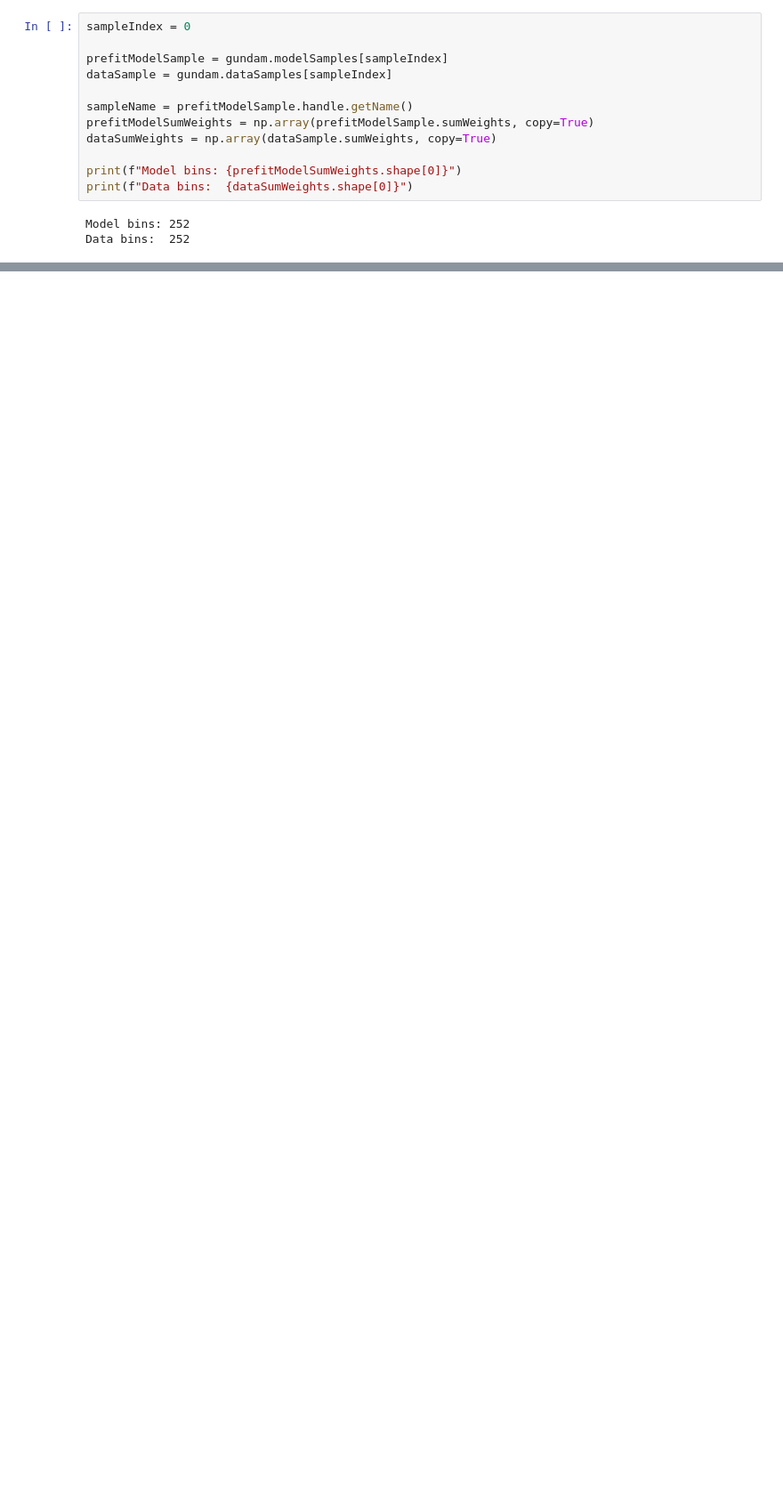
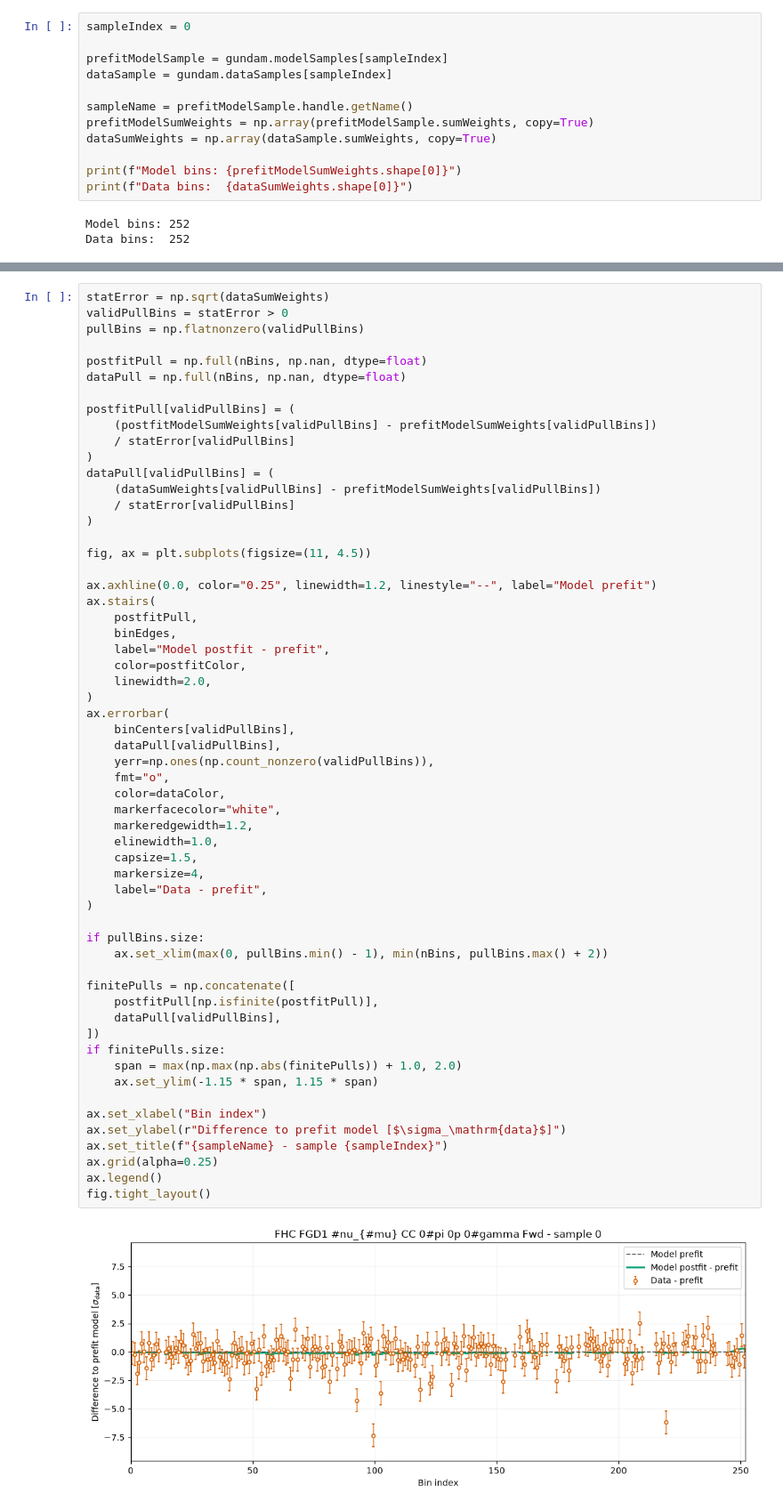
Before and after one commit to gundam-organization/gundam-python-interface, a Jupyter notebook: notebooks/02_plot_first_sample_histograms.ipynb, the cells around one changed output, grey strips where cells are left out. Shown at 89% size. Drawn from its saved outputs; the diff is of its cells as text; blank space fills up the shorter version.

```diff
--- a/notebooks/02_plot_first_sample_histograms.ipynb
+++ b/notebooks/02_plot_first_sample_histograms.ipynb
@@ -189,0 +190,60 @@ fig.tight_layout()
+# %%
+statError = np.sqrt(dataSumWeights)
+validPullBins = statError > 0
+pullBins = np.flatnonzero(validPullBins)
+
+postfitPull = np.full(nBins, np.nan, dtype=float)
+dataPull = np.full(nBins, np.nan, dtype=float)
+
+postfitPull[validPullBins] = (
+    (postfitModelSumWeights[validPullBins] - prefitModelSumWeights[validPullBins])
+    / statError[validPullBins]
+)
+dataPull[validPullBins] = (
+    (dataSumWeights[validPullBins] - prefitModelSumWeights[validPullBins])
+    / statError[validPullBins]
+)
+
+fig, ax = plt.subplots(figsize=(11, 4.5))
+
+ax.axhline(0.0, color="0.25", linewidth=1.2, linestyle="--", label="Model prefit")
+ax.stairs(
+    postfitPull,
+    binEdges,
+    label="Model postfit - prefit",
+    color=postfitColor,
+    linewidth=2.0,
+)
+ax.errorbar(
+    binCenters[validPullBins],
+    dataPull[validPullBins],
+    yerr=np.ones(np.count_nonzero(validPullBins)),
+    fmt="o",
+    color=dataColor,
+    markerfacecolor="white",
+    markeredgewidth=1.2,
+    elinewidth=1.0,
+    capsize=1.5,
+    markersize=4,
+    label="Data - prefit",
+)
+
+if pullBins.size:
+    ax.set_xlim(max(0, pullBins.min() - 1), min(nBins, pullBins.max() + 2))
+
+finitePulls = np.concatenate([
+    postfitPull[np.isfinite(postfitPull)],
+    dataPull[validPullBins],
+])
+if finitePulls.size:
+    span = max(np.max(np.abs(finitePulls)) + 1.0, 2.0)
+    ax.set_ylim(-1.15 * span, 1.15 * span)
+
+ax.set_xlabel("Bin index")
+ax.set_ylabel(r"Difference to prefit model [$\sigma_\mathrm{data}$]")
+ax.set_title(f"{sampleName} - sample {sampleIndex}")
+ax.grid(alpha=0.25)
+ax.legend()
+fig.tight_layout()
+# %% [output]
+[figure, added]
```
Also changed, not shown: parts of 5 cells of this notebook.
